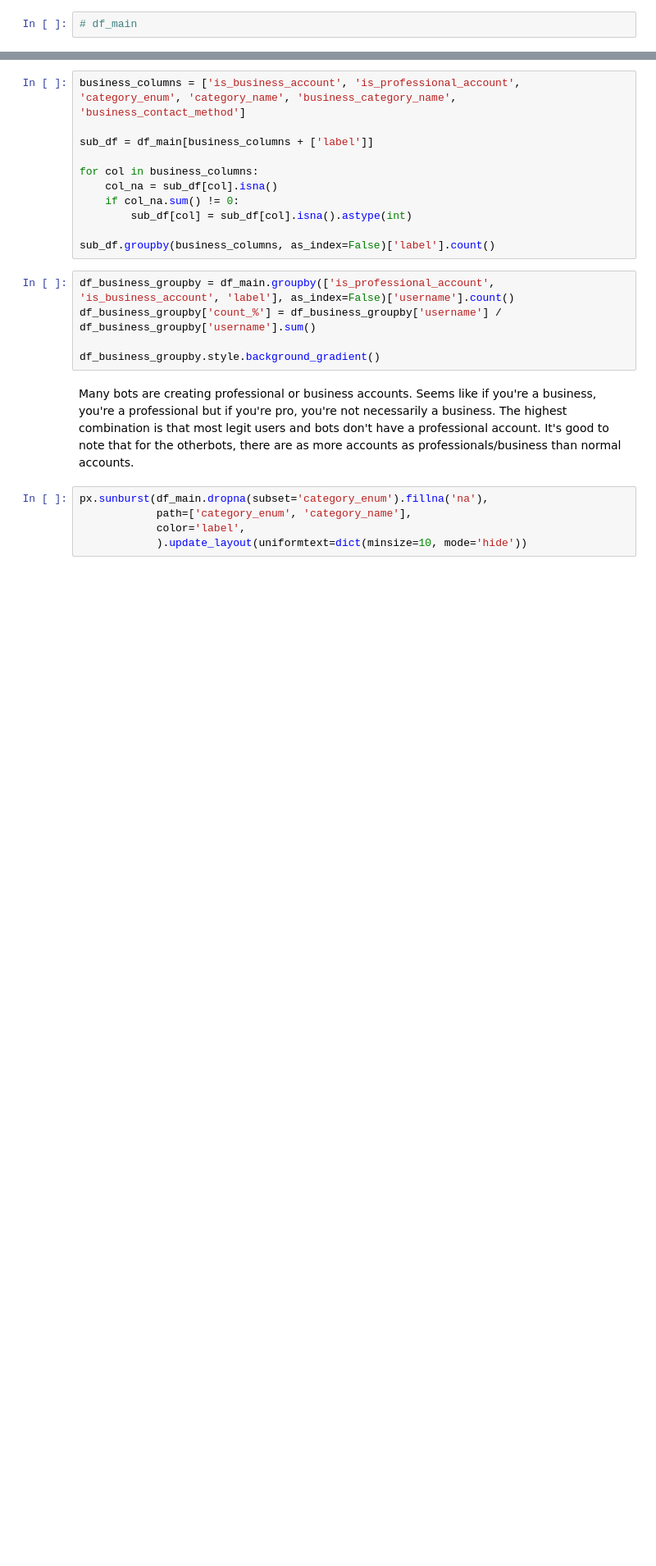
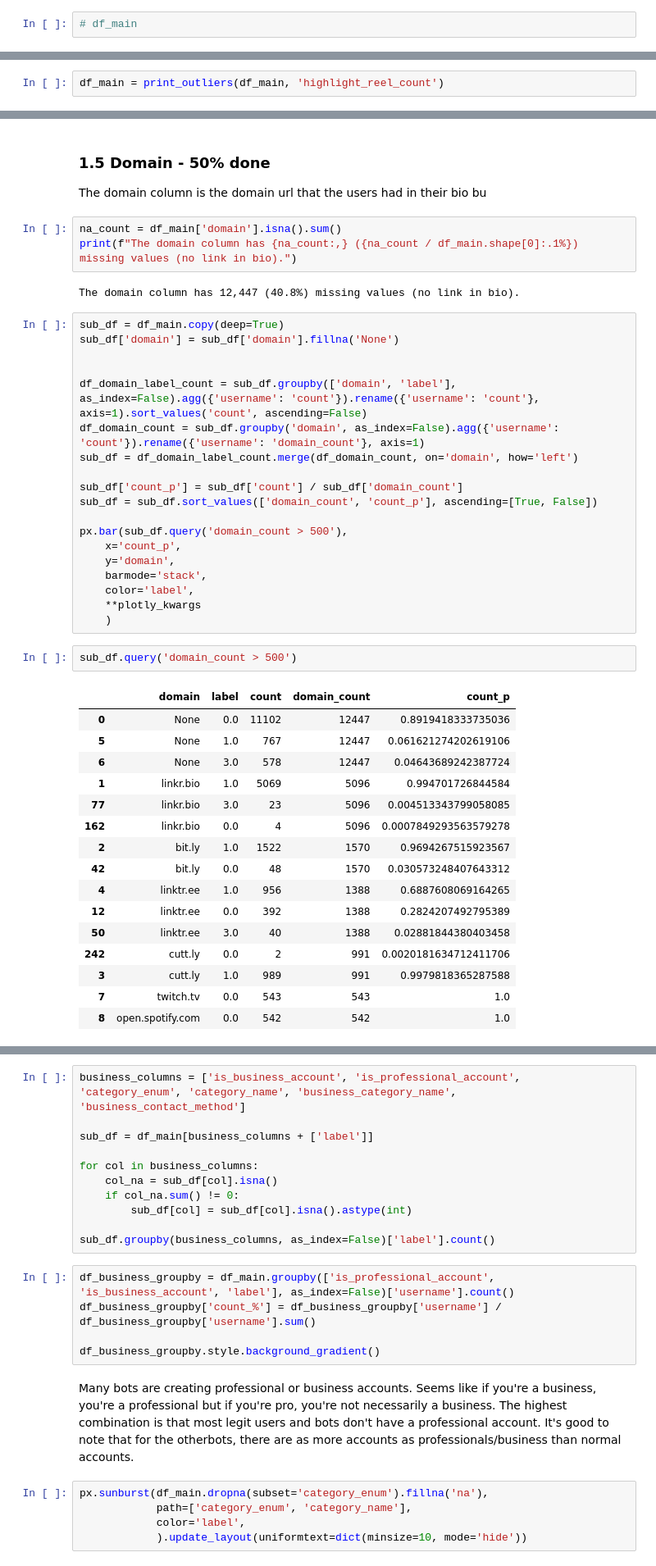
Before and after one commit to marclelamy/instagram_bot_classification, a Jupyter notebook: 4_data_exploration_feature_eng.ipynb, the cells around one changed output, grey strips where cells are left out. Shown at 82% size. Drawn from its saved outputs; the diff is of its cells as text; blank space fills up the shorter version.

Commit message:
mostly done with univariate and data clenaing

```diff
--- a/4_data_exploration_feature_eng.ipynb
+++ b/4_data_exploration_feature_eng.ipynb
@@ -835,0 +871,2 @@ plot_grams(df_bio_grams)
+# %%
+df_main = print_outliers(df_main, 'highlight_reel_count')
@@ -836 +920,48 @@ plot_grams(df_bio_grams)
+# %% [markdown]
+### 1.5 Domain - 50% done
+
+The domain column is the domain url that the users had in their bio bu
+# %%
+na_count = df_main['domain'].isna().sum()
+print(f"The domain column has {na_count:,} ({na_count / df_main.shape[0]:.1%}) missing values (no link in bio).")
+# %% [output]
+The domain column has 12,447 (40.8%) missing values (no link in bio).
+# %%
+sub_df = df_main.copy(deep=True)
+sub_df['domain'] = sub_df['domain'].fillna('None')
+
+
+df_domain_label_count = sub_df.groupby(['domain', 'label'], as_index=False).agg({'username': 'count'}).rename({'username': 'count'}, axis=1).sort_values('count', ascending=False)
+df_domain_count = sub_df.groupby('domain', as_index=False).agg({'username': 'count'}).rename({'username': 'domain_count'}, axis=1)
+sub_df = df_domain_label_count.merge(df_domain_count, on='domain', how='left')
+
+sub_df['count_p'] = sub_df['count'] / sub_df['domain_count']
+sub_df = sub_df.sort_values(['domain_count', 'count_p'], ascending=[True, False])
+
+px.bar(sub_df.query('domain_count > 500'),
+    x='count_p',
+    y='domain',
+    barmode='stack',
+    color='label',
+    **plotly_kwargs
+    )
+# %%
+sub_df.query('domain_count > 500')
+# %% [output]
+|  | domain | label | count | domain_count | count_p |
+| 0 | None | 0.0 | 11102 | 12447 | 0.8919418333735036 |
+| 5 | None | 1.0 | 767 | 12447 | 0.061621274202619106 |
+| 6 | None | 3.0 | 578 | 12447 | 0.04643689242387724 |
+| 1 | linkr.bio | 1.0 | 5069 | 5096 | 0.994701726844584 |
+| 77 | linkr.bio | 3.0 | 23 | 5096 | 0.004513343799058085 |
+| 162 | linkr.bio | 0.0 | 4 | 5096 | 0.0007849293563579278 |
+| 2 | bit.ly | 1.0 | 1522 | 1570 | 0.9694267515923567 |
+| 42 | bit.ly | 0.0 | 48 | 1570 | 0.030573248407643312 |
+| 4 | linktr.ee | 1.0 | 956 | 1388 | 0.6887608069164265 |
+| 12 | linktr.ee | 0.0 | 392 | 1388 | 0.2824207492795389 |
+| 50 | linktr.ee | 3.0 | 40 | 1388 | 0.02881844380403458 |
+| 242 | cutt.ly | 0.0 | 2 | 991 | 0.0020181634712411706 |
+| 3 | cutt.ly | 1.0 | 989 | 991 | 0.9979818365287588 |
+| 7 | twitch.tv | 0.0 | 543 | 543 | 1.0 |
+| 8 | open.spotify.com | 0.0 | 542 | 542 | 1.0 |
 # %% [markdown]
```
Also changed, not shown: parts of 97 cells of this notebook, 1 other file.
